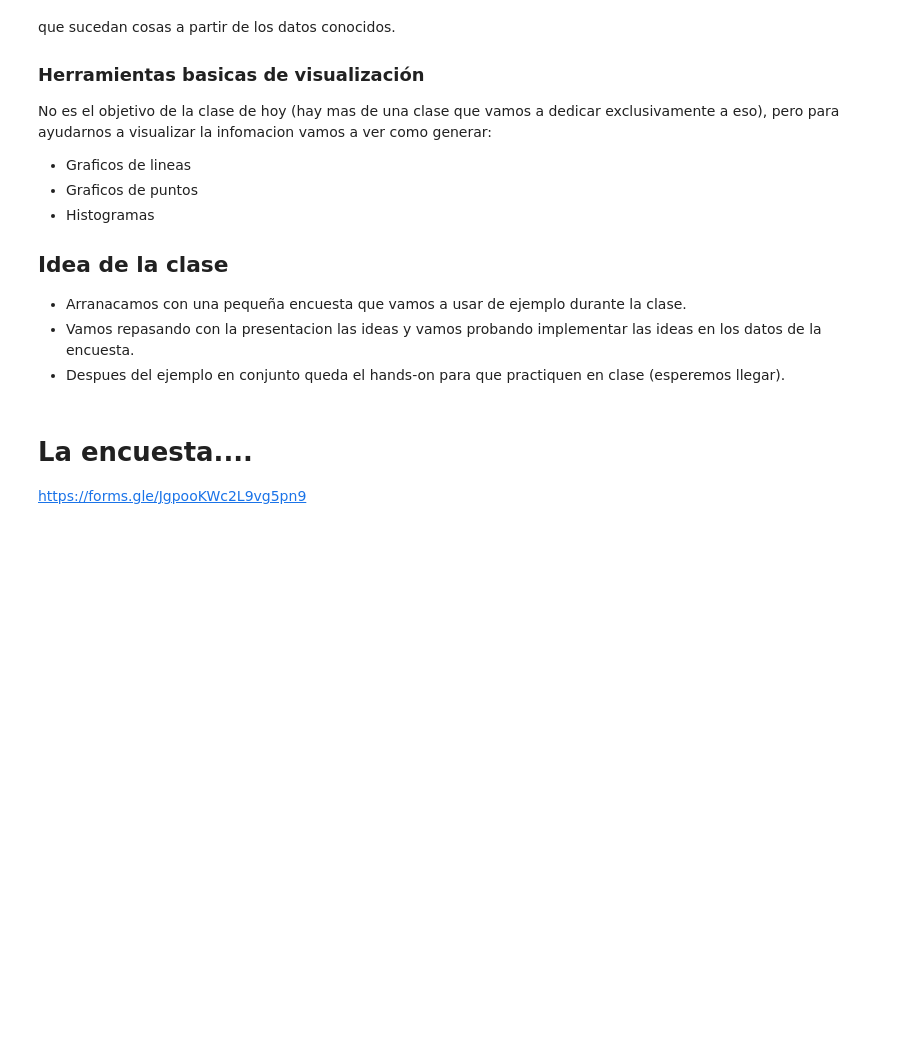
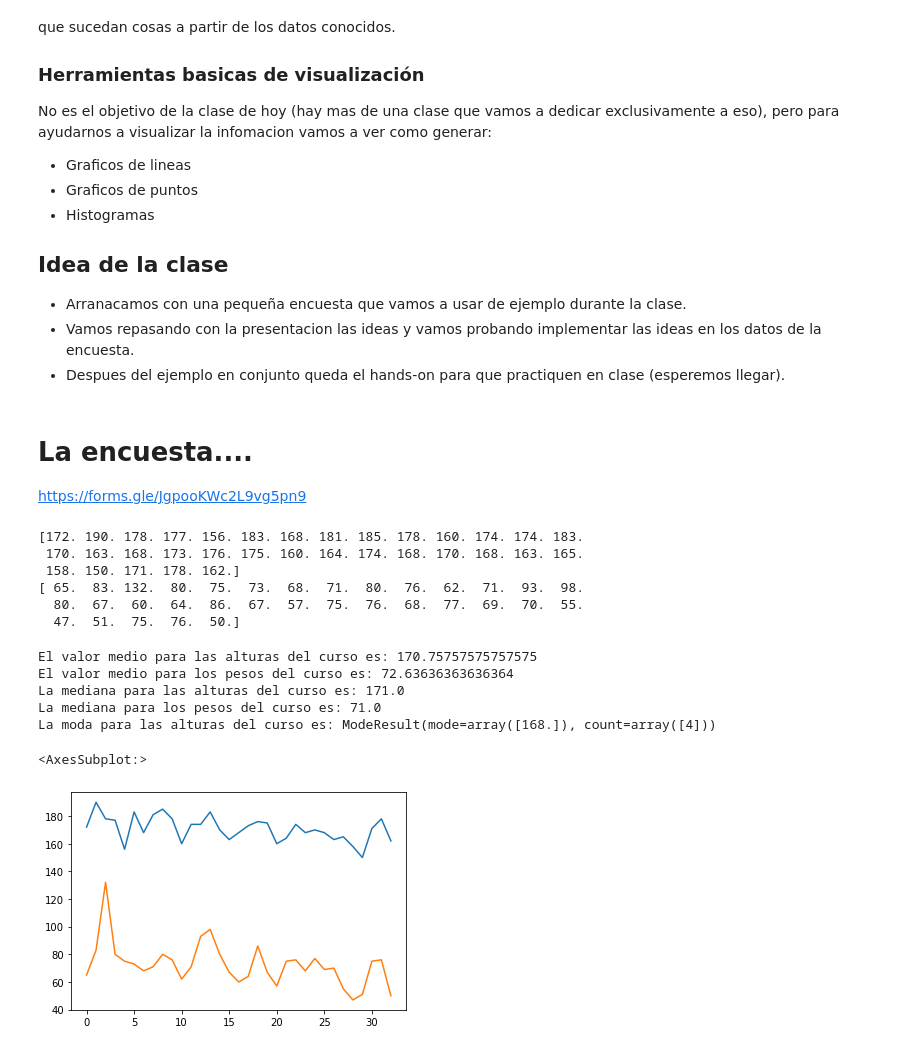
Before and after one commit to IonatanPerez/Curso_DHDS_CN17, a Jupyter notebook: C4/Clase.ipynb, the cells around one changed output. Cells and saved outputs as stored; diff of their text form; code cells hidden in the pictures; blank space fills up the shorter version.

Commit message:
Subo lo que prepare para la clase 5

```diff
--- a/C4/Clase.ipynb
+++ b/C4/Clase.ipynb
@@ -48,0 +51,40 @@ https://forms.gle/JgpooKWc2L9vg5pn9
+# %%
+filename = "Formulario C4.csv"
+data_cruda = np.genfromtxt(filename, delimiter=",", dtype=str) # Notar que si no ponemos el separador correcto tira error. Y si no ponemos dtype lee todo como vacio.
+data_cruda
+
+alturas = data_cruda[1:,1].astype(float) # Seleccionamos la columna 1 desde la fila uno hasta el final
+print (alturas)
+
+pesos = data_cruda[1:,2].astype(float) # Seleccionamos la columna 1 desde la fila uno hasta el final
+print (pesos)
+# %% [output]
+[172. 190. 178. 177. 156. 183. 168. 181. 185. 178. 160. 174. 174. 183.
+ 170. 163. 168. 173. 176. 175. 160. 164. 174. 168. 170. 168. 163. 165.
+ 158. 150. 171. 178. 162.]
+[ 65.  83. 132.  80.  75.  73.  68.  71.  80.  76.  62.  71.  93.  98.
+  80.  67.  60.  64.  86.  67.  57.  75.  76.  68.  77.  69.  70.  55.
+  47.  51.  75.  76.  50.]
+# %%
+# Calculamos la media, la mediana y la moda para las columnas
+
+print (f'El valor medio para las alturas del curso es: {np.mean(alturas)}')
+print (f'El valor medio para los pesos del curso es: {np.mean(pesos)}')
+
+print (f'La mediana para las alturas del curso es: {np.median(alturas)}')
+print (f'La mediana para los pesos del curso es: {np.median(pesos)}')
+
+
+# numpy no tiene un metodo para calcular la moda!!!!!
+
+# Pero otra libreria como scipy si
+
+from scipy import stats # No funciona import scipy y usar scipy.stats
+
+print (f'La moda para las alturas del curso es: {stats.mode(alturas)}') # Vemos que no tiene mucho sentido!
+# %% [output]
+El valor medio para las alturas del curso es: 170.75757575757575
+El valor medio para los pesos del curso es: 72.63636363636364
+La mediana para las alturas del curso es: 171.0
+La mediana para los pesos del curso es: 71.0
+La moda para las alturas del curso es: ModeResult(mode=array([168.]), count=array([4]))
@@ -48,0 +93,8 @@ https://forms.gle/JgpooKWc2L9vg5pn9
+# %%
+# Hacer un grafico tipo "comun"
+
+sns.lineplot(data = alturas)
+sns.lineplot(data = pesos)
+# %% [output]
+<AxesSubplot:>
+[figure, added]
```
Also changed, not shown: parts of 14 cells of this notebook, 3 other files.
